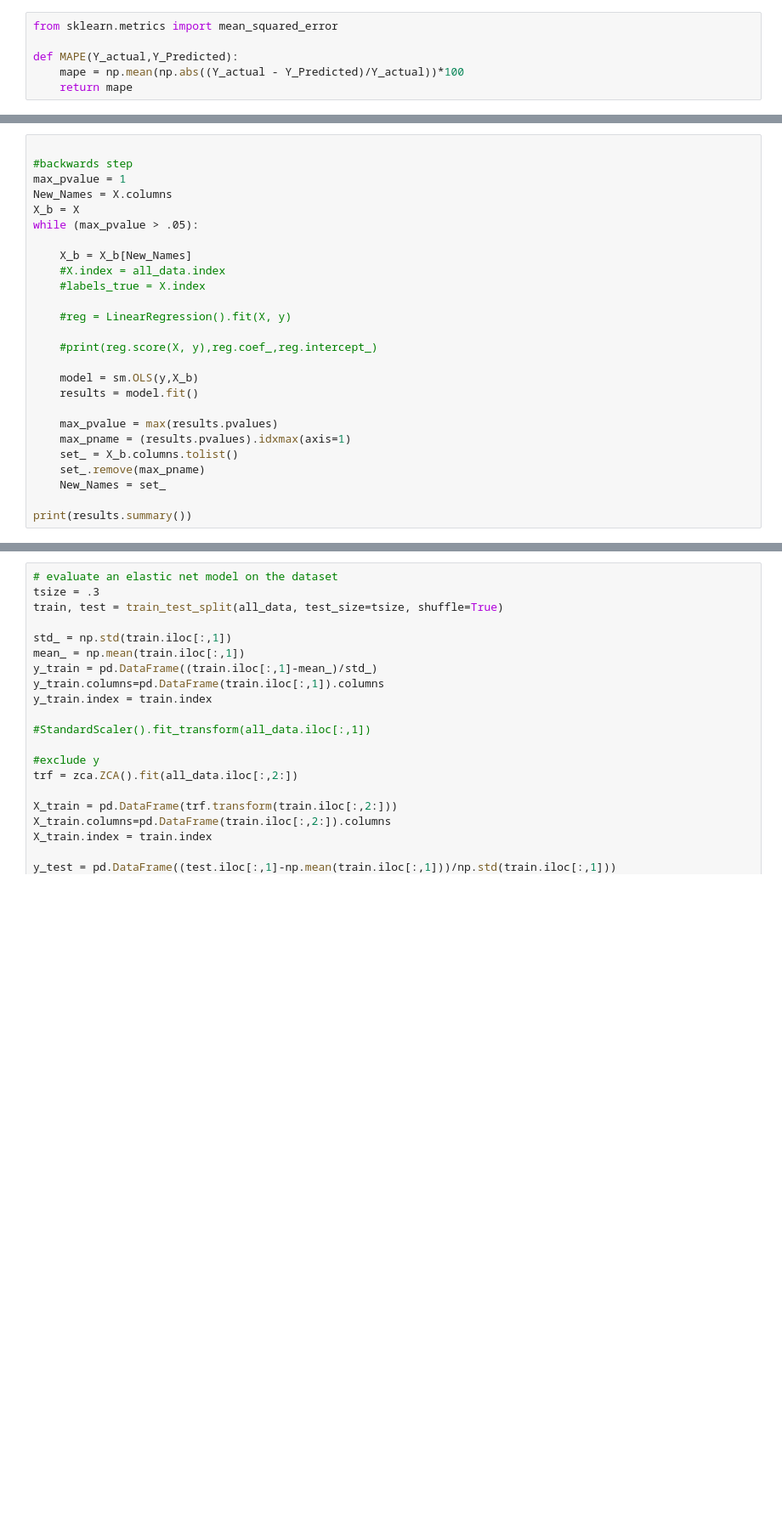
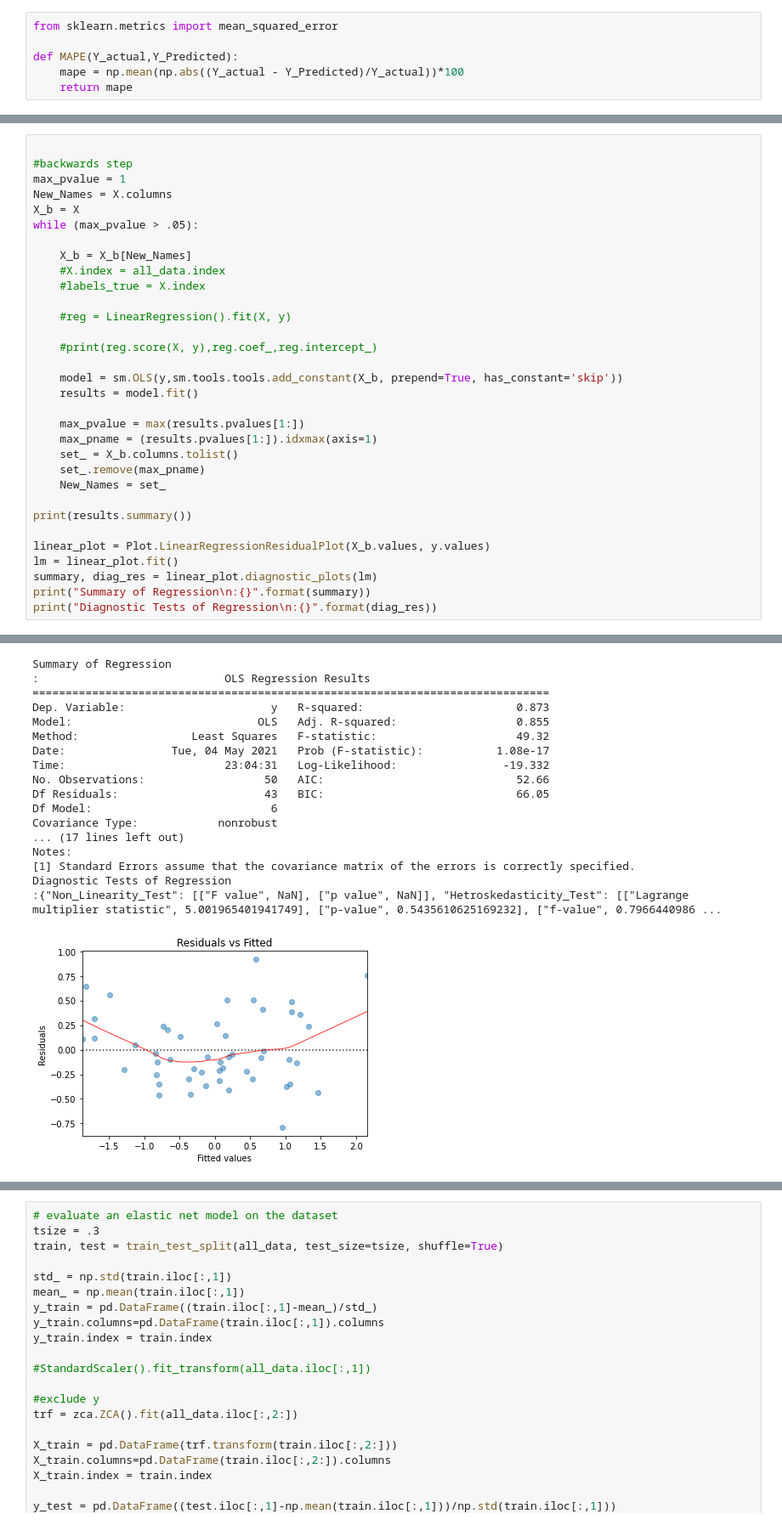
Before and after one commit to webclinic017/Python-Stock-1, a Jupyter notebook: DBScan-ElasticNet.ipynb, the cells around one changed output, grey strips where cells are left out. Shown at 85% size. Drawn from its saved outputs; the diff is of its cells as text; blank space fills up the shorter version.

```diff
--- a/DBScan-ElasticNet.ipynb
+++ b/DBScan-ElasticNet.ipynb
@@ -88,14 +117,20 @@ while (max_pvalue > .05):
 
     #print(reg.score(X, y),reg.coef_,reg.intercept_)
 
-    model = sm.OLS(y,X_b)
+    model = sm.OLS(y,sm.tools.tools.add_constant(X_b, prepend=True, has_constant='skip'))
     results = model.fit()
 
-    max_pvalue = max(results.pvalues)
-    max_pname = (results.pvalues).idxmax(axis=1)
+    max_pvalue = max(results.pvalues[1:])
+    max_pname = (results.pvalues[1:]).idxmax(axis=1)
     set_ = X_b.columns.tolist()
     set_.remove(max_pname)
     New_Names = set_
 
 print(results.summary())
+
+linear_plot = Plot.LinearRegressionResidualPlot(X_b.values, y.values)
+lm = linear_plot.fit()
+summary, diag_res = linear_plot.diagnostic_plots(lm)
+print("Summary of Regression\n:{}".format(summary))
+print("Diagnostic Tests of Regression\n:{}".format(diag_res))
 # %% [output]
@@ -118,0 +159,18 @@ Notes:
+Summary of Regression
+:                            OLS Regression Results
+==============================================================================
+Dep. Variable:                      y   R-squared:                       0.873
+Model:                            OLS   Adj. R-squared:                  0.855
+Method:                 Least Squares   F-statistic:                     49.32
+Date:                Tue, 04 May 2021   Prob (F-statistic):           1.08e-17
+Time:                        23:04:31   Log-Likelihood:                -19.332
+No. Observations:                  50   AIC:                             52.66
+Df Residuals:                      43   BIC:                             66.05
+Df Model:                           6
+Covariance Type:            nonrobust
+... (17 lines left out)
+Notes:
+[1] Standard Errors assume that the covariance matrix of the errors is correctly specified.
+Diagnostic Tests of Regression
+:{"Non_Linearity_Test": [["F value", NaN], ["p value", NaN]], "Hetroskedasticity_Test": [["Lagrange multiplier statistic", 5.001965401941749], ["p-value", 0.5435610625169232], ["f-value", 0.7966440986 ...
+[figure, added]
```
Also changed, not shown: parts of 12 cells of this notebook, 1 other file.
